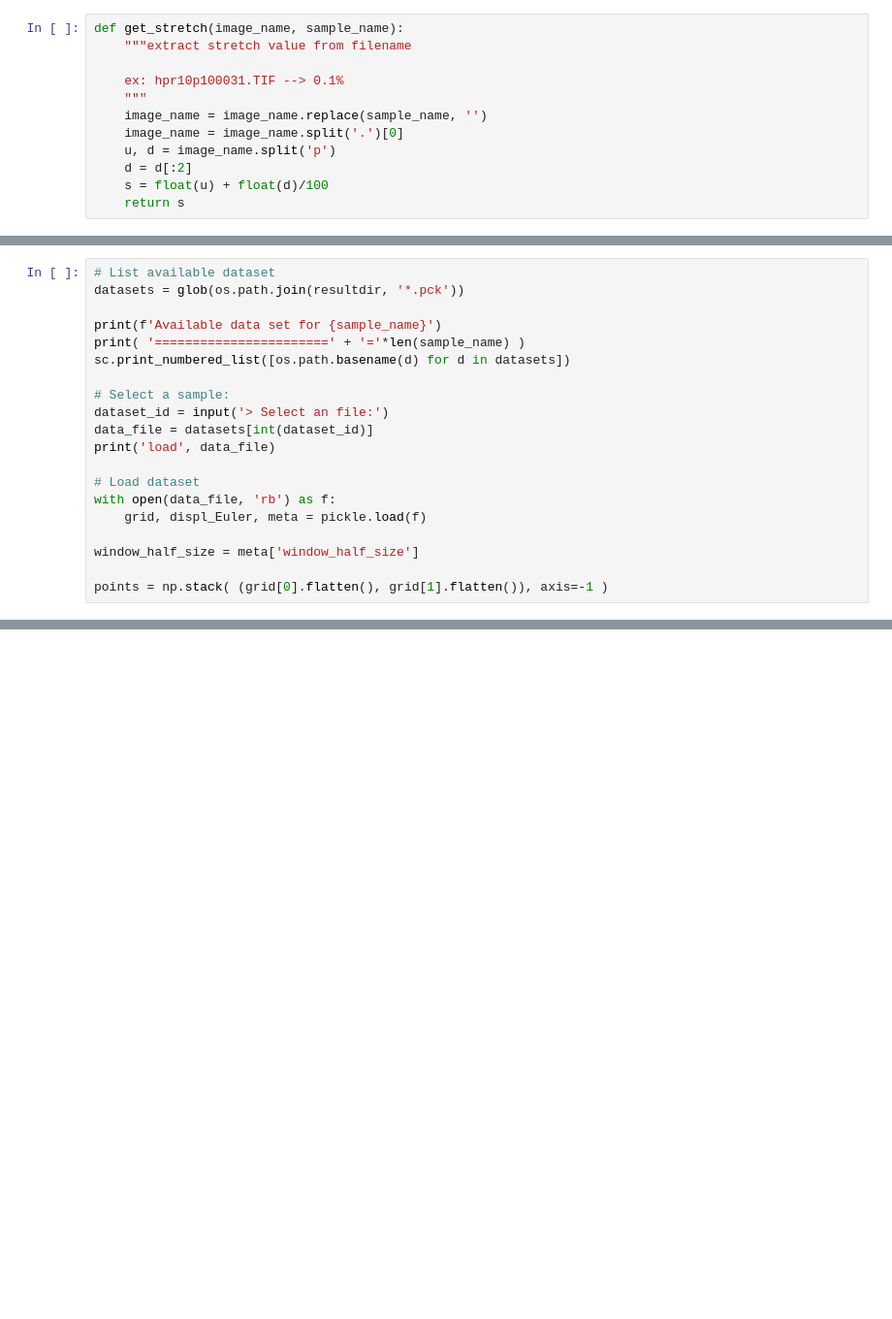
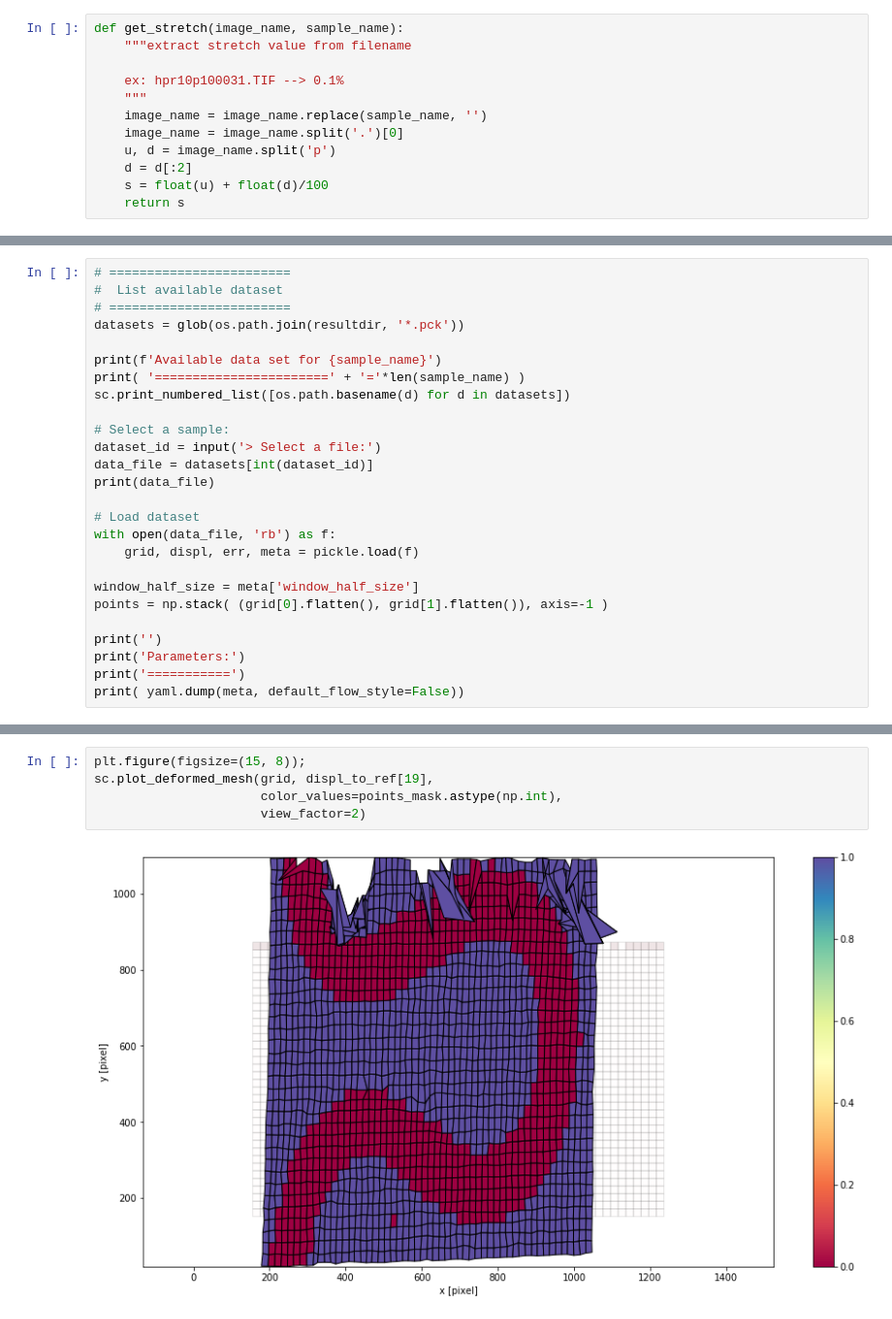
Before and after one commit to xdze2/stretchablecorr, a Jupyter notebook: post_process.ipynb, the cells around one changed output, grey strips where cells are left out. Shown at 97% size. Cells and saved outputs as stored; diff of their text form; blank space fills up the shorter version.

```diff
--- a/post_process.ipynb
+++ b/post_process.ipynb
@@ -69,5 +71,7 @@ figure saved at output/HS2/01_cube_std.svg
 # %%
-# List available dataset
+# ========================
+#  List available dataset
+# ========================
 datasets = glob(os.path.join(resultdir, '*.pck'))
 
 print(f'Available data set for {sample_name}')
@@ -75,15 +79,19 @@ print( '=======================' + '='*len(sample_name) )
 sc.print_numbered_list([os.path.basename(d) for d in datasets])
 
 # Select a sample:
-dataset_id = input('> Select an file:')
+dataset_id = input('> Select a file:')
 data_file = datasets[int(dataset_id)]
-print('load', data_file)
+print(data_file)
 
-# Load dataset
+# Load dataset
 with open(data_file, 'rb') as f:
-    grid, displ_Euler, meta = pickle.load(f)
+    grid, displ, err, meta = pickle.load(f)
 
 window_half_size = meta['window_half_size']
+points = np.stack( (grid[0].flatten(), grid[1].flatten()), axis=-1 )
 
-points = np.stack( (grid[0].flatten(), grid[1].flatten()), axis=-1 )
+print('')
+print('Parameters:')
+print('===========')
+print( yaml.dump(meta, default_flow_style=False))
 # %% [output]
@@ -207 +138,8 @@ mask = ~np.any(np.isnan(displ_Lagrangian), axis=(0, 2))
+# %%
+plt.figure(figsize=(15, 8));
+sc.plot_deformed_mesh(grid, displ_to_ref[19],
+                      color_values=points_mask.astype(np.int),
+                      view_factor=2)
+# %% [output]
+[figure, added]
 # %% [markdown]
```
Also changed, not shown: parts of 24 cells of this notebook, 1 other file.
